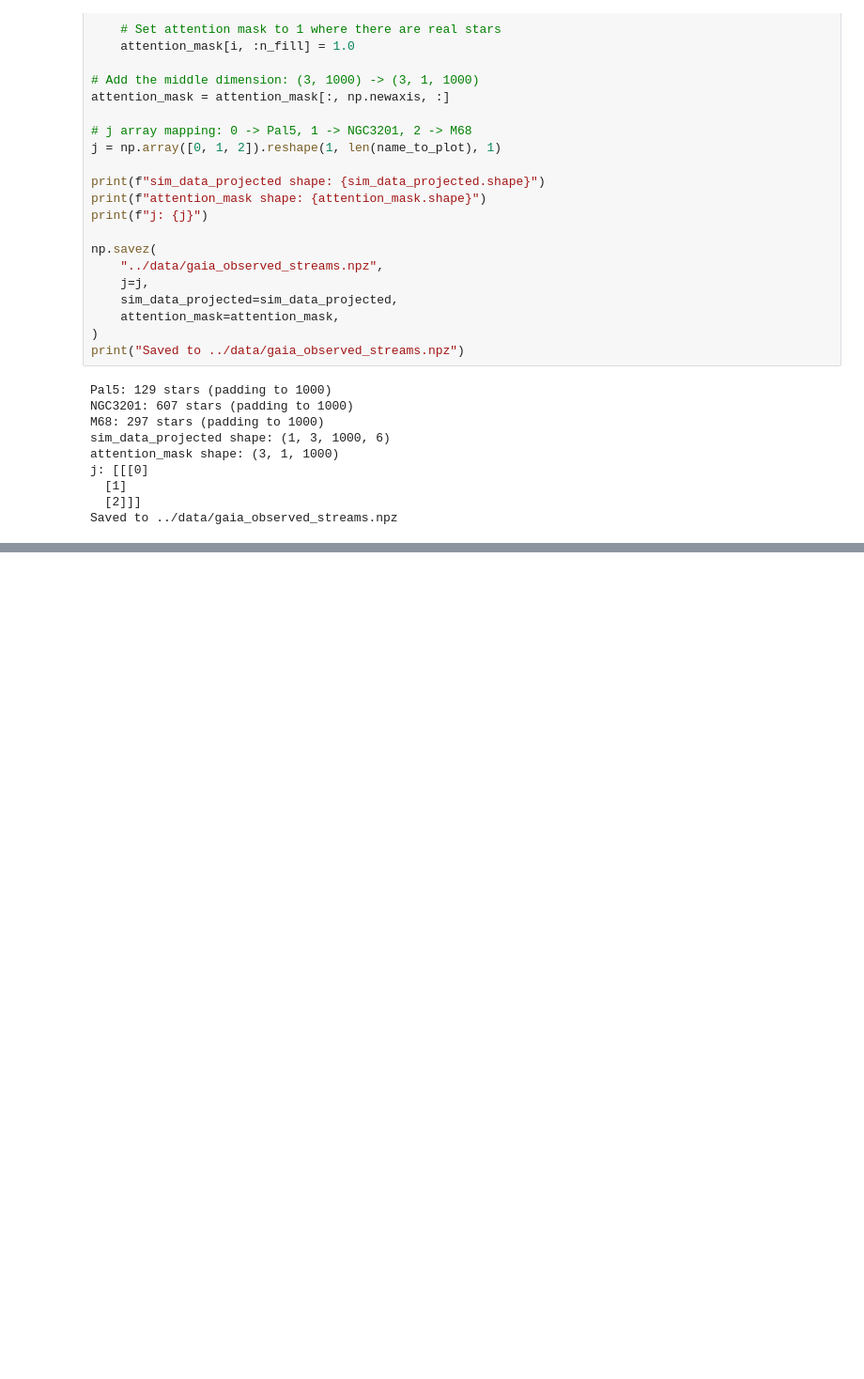
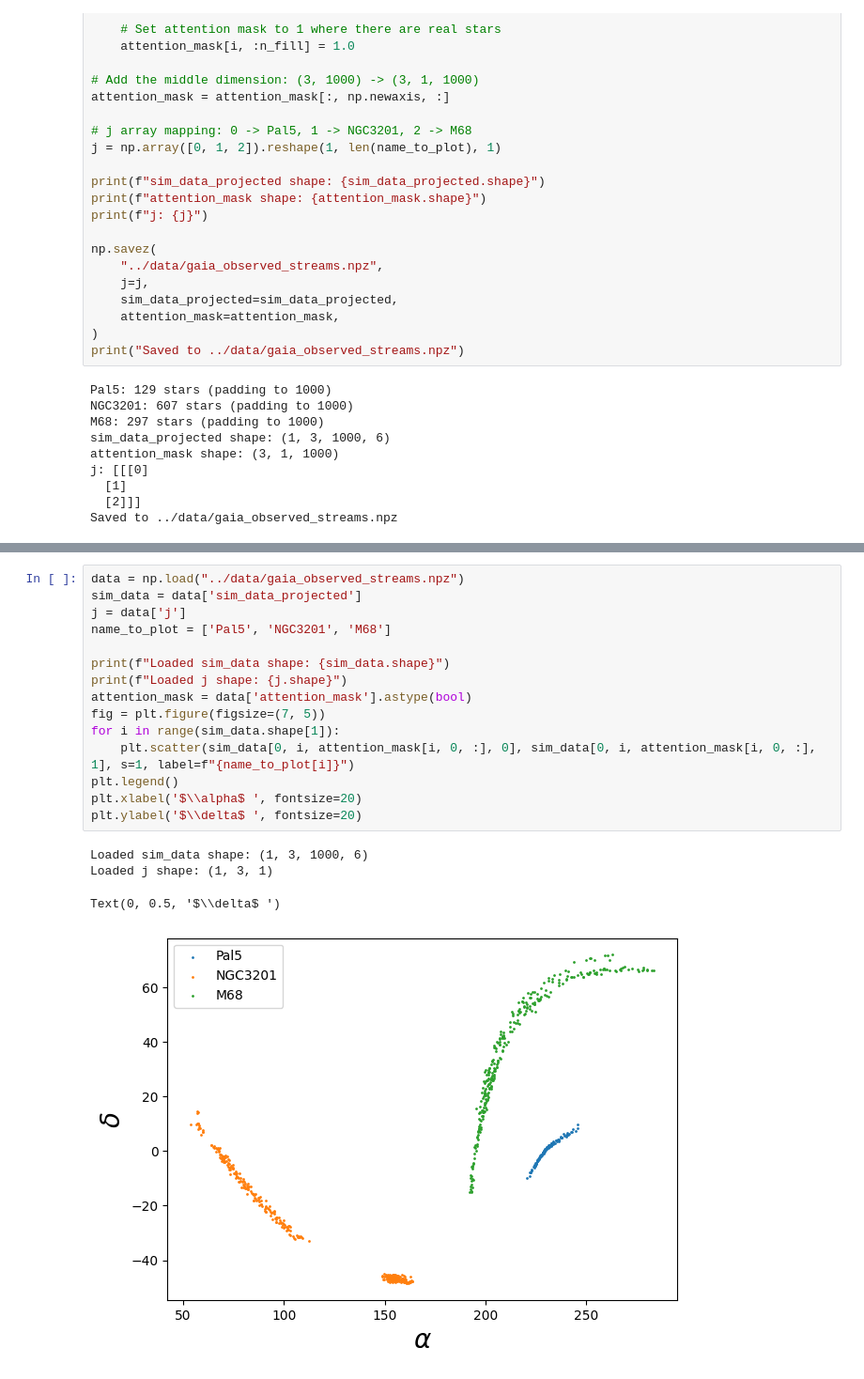
Before and after one commit to vepe99/diffusion-experiments, a Jupyter notebook: case_study5/project_stream/notebooks/read_GaiaD3.ipynb, the cells around one changed output, grey strips where cells are left out. Shown at 94% size. Saved outputs shown, nothing was run; the diff lists cells and outputs as text; blank space fills up the shorter version.

```diff
--- a/case_study5/project_stream/notebooks/read_GaiaD3.ipynb
+++ b/case_study5/project_stream/notebooks/read_GaiaD3.ipynb
@@ -461,3 +463,23 @@ Loaded sim_data shape: (1, 3, 1000, 6)
 Loaded j shape: (1, 3, 1)
 Text(0, 0.5, 'Dec [deg]')
 [figure]
+# %%
+data = np.load("../data/gaia_observed_streams.npz")
+sim_data = data['sim_data_projected']
+j = data['j']
+name_to_plot = ['Pal5', 'NGC3201', 'M68']
+
+print(f"Loaded sim_data shape: {sim_data.shape}")
+print(f"Loaded j shape: {j.shape}")
+attention_mask = data['attention_mask'].astype(bool)
+fig = plt.figure(figsize=(7, 5))
+for i in range(sim_data.shape[1]):
+    plt.scatter(sim_data[0, i, attention_mask[i, 0, :], 0], sim_data[0, i, attention_mask[i, 0, :], 1], s=1, label=f"{name_to_plot[i]}")
+plt.legend()
+plt.xlabel('$\\alpha$ ', fontsize=20)
+plt.ylabel('$\\delta$ ', fontsize=20)
+# %% [output]
+Loaded sim_data shape: (1, 3, 1000, 6)
+Loaded j shape: (1, 3, 1)
+Text(0, 0.5, '$\\delta$ ')
+[figure, added]
```
Also changed, not shown: parts of 1 cell of this notebook, 14 other files.
